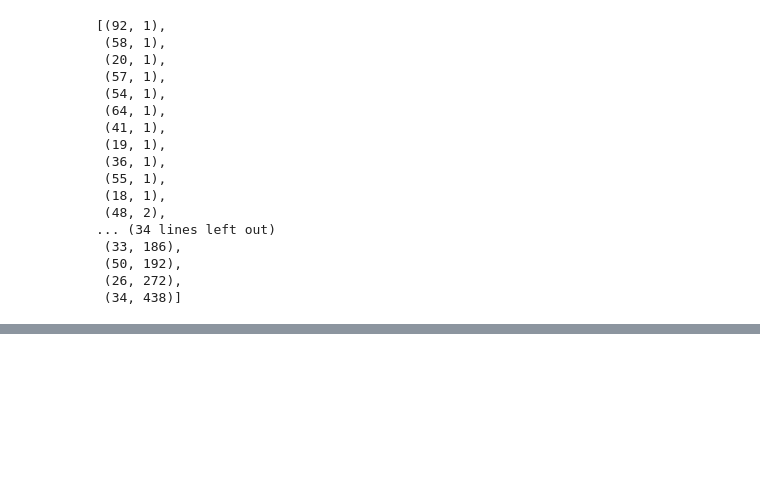
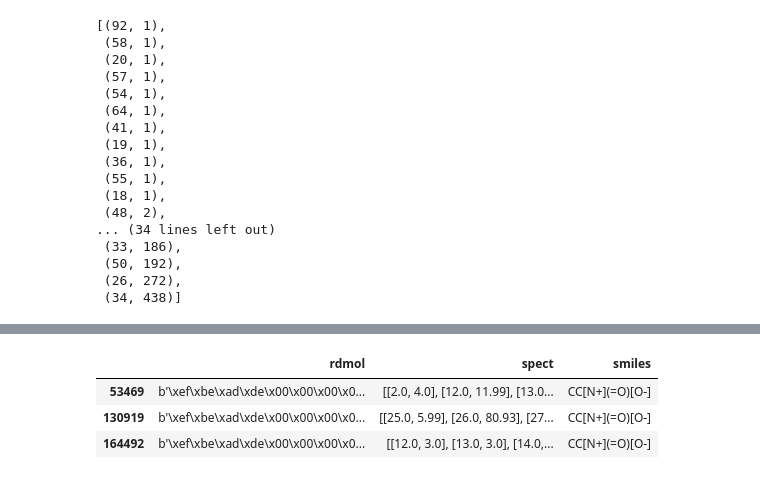
Before and after one commit to ljocha/gc-ms_bart, a Jupyter notebook: rassp-test2.ipynb, the cells around one changed output, grey strips where cells are left out. Cells and saved outputs as stored; diff of their text form; code cells hidden in the pictures; blank space fills up the shorter version.

```diff
--- a/rassp-test2.ipynb
+++ b/rassp-test2.ipynb
@@ -220,0 +334,10 @@ trd[test_mask].to_parquet('test.pq')
+# %%
+idx=3
+
+shit_nist=trd[trd.smiles == smiles[idx]]
+shit_nist
+# %% [output]
+|  | rdmol | spect | smiles |
+| 53469 | b'\xef\xbe\xad\xde\x00\x00\x00\x0... | [[2.0, 4.0], [12.0, 11.99], [13.0... | CC[N+](=O)[O-] |
+| 130919 | b'\xef\xbe\xad\xde\x00\x00\x00\x0... | [[25.0, 5.99], [26.0, 80.93], [27... | CC[N+](=O)[O-] |
+| 164492 | b'\xef\xbe\xad\xde\x00\x00\x00\x0... | [[12.0, 3.0], [13.0, 3.0], [14.0,... | CC[N+](=O)[O-] |
```
Also changed, not shown: parts of 10 cells of this notebook.
